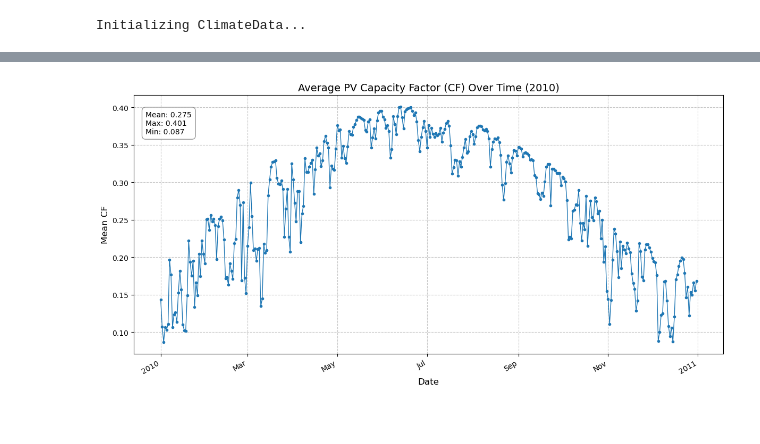
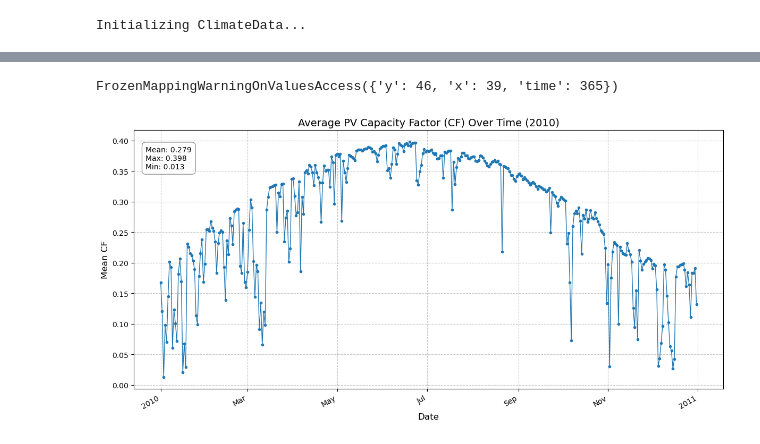
Before and after one commit to cal-adapt/climakitae, a Jupyter notebook: test.ipynb, the cells around one changed output, grey strips where cells are left out. Saved outputs shown, nothing was run; the diff lists cells and outputs as text; code cells hidden in the pictures.

```diff
--- a/test.ipynb
+++ b/test.ipynb
@@ -66,0 +67,15 @@ Coordinates:
+# %%
+data = (cd
+    .catalog("renewables")
+    .installation("pv_utility")
+    .experiment_id("historical")
+    .table_id("day")
+    .grid_label("d03")
+    .variable("cf")
+    .processes({
+        "time_slice": ("2010-01-01", "2010-12-31"), # 2010 data
+        "clip": ((36.04, 37.37), (-121.06, -121.43)) # Pajaro Valley
+    }
+    )
+    .get()
+)
@@ -210,38 +170,36 @@ adding map features...
 # %%
 # demonstrate time slicing
 # Get the first dataset from the clipped data
-time_range = ("2010-01-01", "2010-12-31")
-time_slice = TimeSlice(time_range)
-sliced_data = time_slice.execute(data, {})
+key = list(data.keys())[1]
+ds = data[key]
 
-key = list(sliced_data.keys())[0]
-ds = data[key]
-ds_sliced = sliced_data[key]
+print(ds.dims)
 
-cf_time_series = ds_sliced['cf'].mean(dim=['x','y'])
+cf_time_series = ds['cf'].mean(dim=['x','y'])
 
 # Create a time series plot
 plt.figure(figsize=(12, 6))
 cf_time_series.plot(marker='o', linestyle='-', linewidth=1, markersize=3)
 
 plt.title('Average PV Capacity Factor (CF) Over Time (2010)', fontsize=14)
 plt.xlabel('Date', fontsize=12)
 plt.ylabel('Mean CF', fontsize=12)
 plt.grid(True, linestyle='--', alpha=0.7)
 
 # Format the x-axis date labels
 plt.gcf().autofmt_xdate()
 
 # Add statistics as text annotation
 mean_cf = cf_time_series.mean().values
 max_cf = cf_time_series.max().values
 min_cf = cf_time_series.min().values
 
 stats_text = f'Mean: {mean_cf:.3f}\nMax: {max_cf:.3f}\nMin: {min_cf:.3f}'
 plt.annotate(stats_text, xy=(0.02, 0.85), xycoords='axes fraction',
              bbox=dict(boxstyle="round,pad=0.5", fc="white", ec="gray", alpha=0.8))
 
 plt.tight_layout()
 plt.show()
 # %% [output]
+FrozenMappingWarningOnValuesAccess({'y': 46, 'x': 39, 'time': 365})
-[figure, old version]
+[figure, new version]
```
Also changed, not shown: parts of 20 cells of this notebook.
